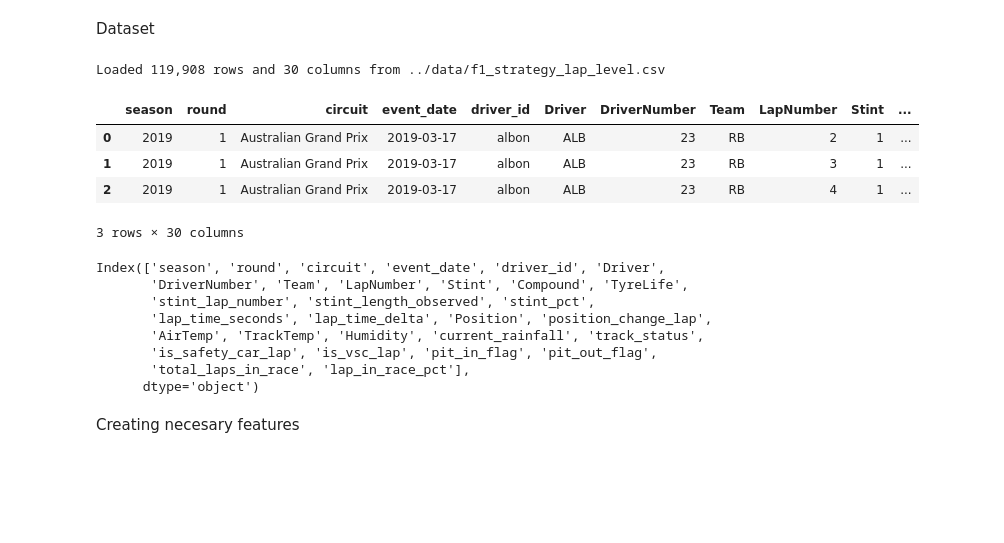
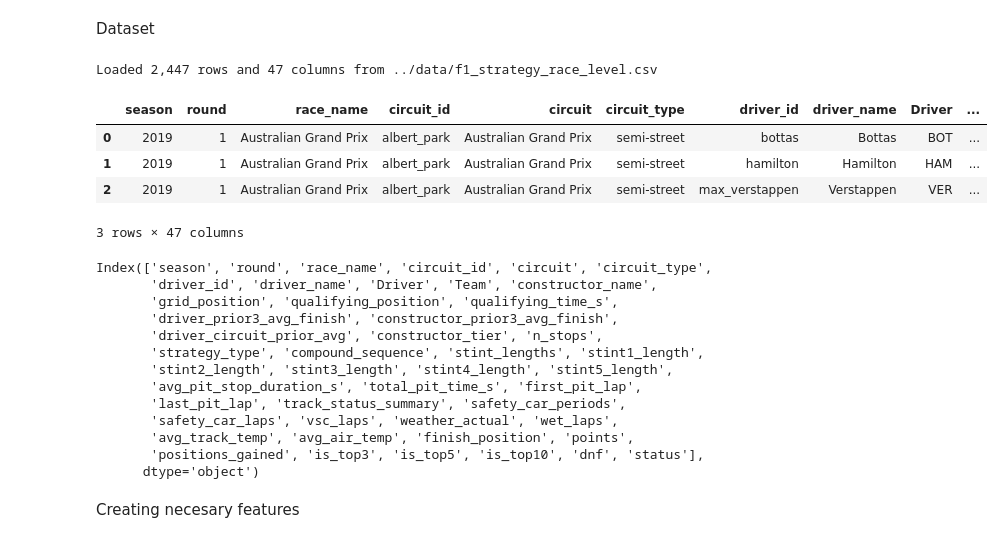
Before and after one commit to Gottch7897/iit414w-lab01-TheUltrakills, a Jupyter notebook: Capstone/hito1/hito1_baseline.ipynb, the cells around one changed output. Cells and saved outputs as stored; diff of their text form; code cells hidden in the pictures; blank space fills up the shorter version.

```diff
--- a/Capstone/hito1/hito1_baseline.ipynb
+++ b/Capstone/hito1/hito1_baseline.ipynb
@@ -86,27 +86,32 @@ All required packages already installed ✓
 # %% [markdown]
 Dataset
 # %%
-DATA_PATH = "../data/f1_strategy_lap_level.csv"
+DATA_PATH = "../data/f1_strategy_race_level.csv"
 df = pd.read_csv(DATA_PATH)
 print(f"Loaded {len(df):,} rows and {len(df.columns)} columns from {DATA_PATH}")
 df.head(3)
 # %% [output]
-Loaded 119,908 rows and 30 columns from ../data/f1_strategy_lap_level.csv
+Loaded 2,447 rows and 47 columns from ../data/f1_strategy_race_level.csv
-|  | season | round | circuit | event_date | driver_id | Driver | DriverNumber | Team | LapNumber | Stint | ... |
-| 0 | 2019 | 1 | Australian Grand Prix | 2019-03-17 | albon | ALB | 23 | RB | 2 | 1 | ... |
-| 1 | 2019 | 1 | Australian Grand Prix | 2019-03-17 | albon | ALB | 23 | RB | 3 | 1 | ... |
-| 2 | 2019 | 1 | Australian Grand Prix | 2019-03-17 | albon | ALB | 23 | RB | 4 | 1 | ... |
+|  | season | round | race_name | circuit_id | circuit | circuit_type | driver_id | driver_name | Driver | ... |
+| 0 | 2019 | 1 | Australian Grand Prix | albert_park | Australian Grand Prix | semi-street | bottas | Bottas | BOT | ... |
+| 1 | 2019 | 1 | Australian Grand Prix | albert_park | Australian Grand Prix | semi-street | hamilton | Hamilton | HAM | ... |
+| 2 | 2019 | 1 | Australian Grand Prix | albert_park | Australian Grand Prix | semi-street | max_verstappen | Verstappen | VER | ... |
-3 rows × 30 columns
+3 rows × 47 columns
 # %%
 df.columns
 # %% [output]
-Index(['season', 'round', 'circuit', 'event_date', 'driver_id', 'Driver',
-       'DriverNumber', 'Team', 'LapNumber', 'Stint', 'Compound', 'TyreLife',
-       'stint_lap_number', 'stint_length_observed', 'stint_pct',
-       'lap_time_seconds', 'lap_time_delta', 'Position', 'position_change_lap',
-       'AirTemp', 'TrackTemp', 'Humidity', 'current_rainfall', 'track_status',
-       'is_safety_car_lap', 'is_vsc_lap', 'pit_in_flag', 'pit_out_flag',
-       'total_laps_in_race', 'lap_in_race_pct'],
+Index(['season', 'round', 'race_name', 'circuit_id', 'circuit', 'circuit_type',
+       'driver_id', 'driver_name', 'Driver', 'Team', 'constructor_name',
+       'grid_position', 'qualifying_position', 'qualifying_time_s',
+       'driver_prior3_avg_finish', 'constructor_prior3_avg_finish',
+       'driver_circuit_prior_avg', 'constructor_tier', 'n_stops',
+       'strategy_type', 'compound_sequence', 'stint_lengths', 'stint1_length',
+       'stint2_length', 'stint3_length', 'stint4_length', 'stint5_length',
+       'avg_pit_stop_duration_s', 'total_pit_time_s', 'first_pit_lap',
+       'last_pit_lap', 'track_status_summary', 'safety_car_periods',
+       'safety_car_laps', 'vsc_laps', 'weather_actual', 'wet_laps',
+       'avg_track_temp', 'avg_air_temp', 'finish_position', 'points',
+       'positions_gained', 'is_top3', 'is_top5', 'is_top10', 'dnf', 'status'],
       dtype='object')
 # %% [markdown]
 Creating necesary features
```
Also changed, not shown: parts of 3 cells of this notebook.
